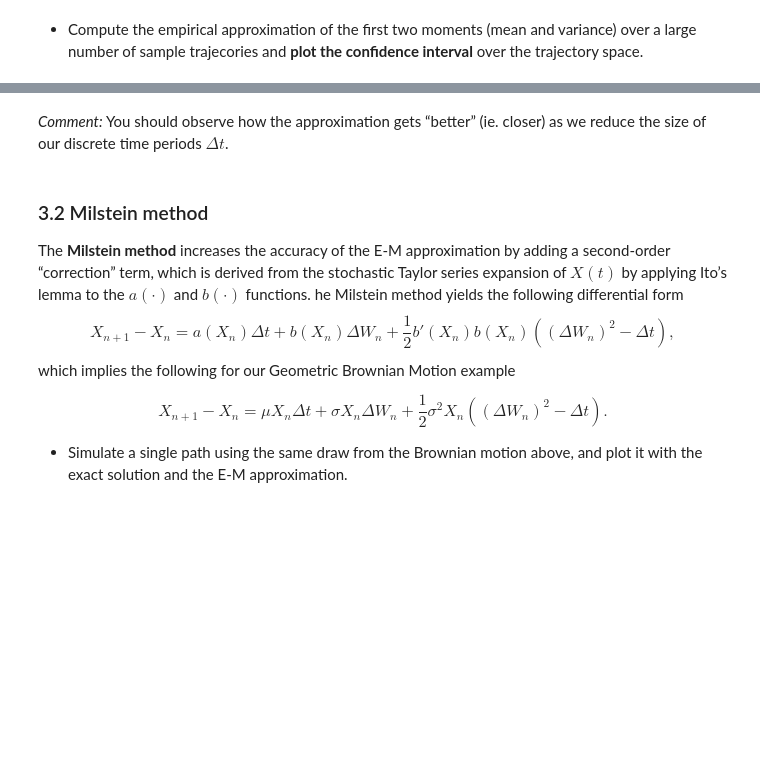
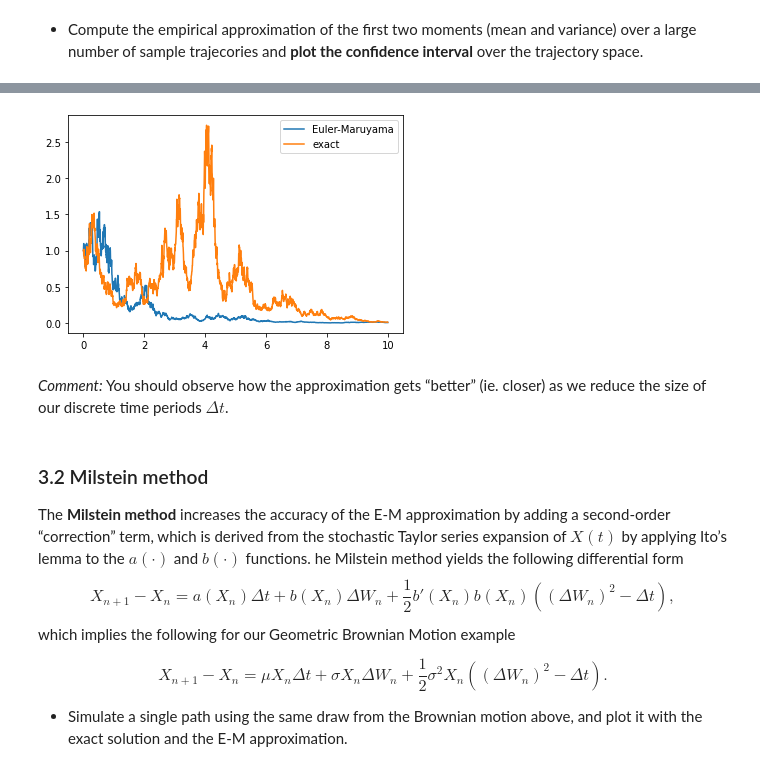
Before and after one commit to cima22/stochastic_modelling_and_simulation, a Jupyter notebook: sde/Homework_SDE.ipynb, the cells around one changed output, grey strips where cells are left out. Drawn from its saved outputs; the diff is of its cells as text; code cells hidden in the pictures; blank space fills up the shorter version.

```diff
--- a/sde/Homework_SDE.ipynb
+++ b/sde/Homework_SDE.ipynb
@@ -248,3 +394,19 @@ $$
+# %%
+T = 10
+n_points = 2000
+t = np.linspace(0,T,n_points)
+delta_w = delta_noise_sequence(T,n_points)
+x0 = 1
+mu = 0
+sigma = 1
+
+x = euler_maruyama(T, n_points, x0, mu, sigma, delta_w)
+plt.plot(t,x,label="Euler-Maruyama")
+ex = exact(T, n_points, x0, mu, sigma, delta_w)
+plt.plot(t,ex,label="exact")
+_ = plt.legend()
+# %% [output]
+[figure, added]
 # %% [markdown]
 *Comment:* You should observe how the approximation gets “better” (ie. closer) as we reduce the size of our discrete time periods $\Delta t$.
 # %% [markdown]
```
Also changed, not shown: parts of 9 cells of this notebook.
